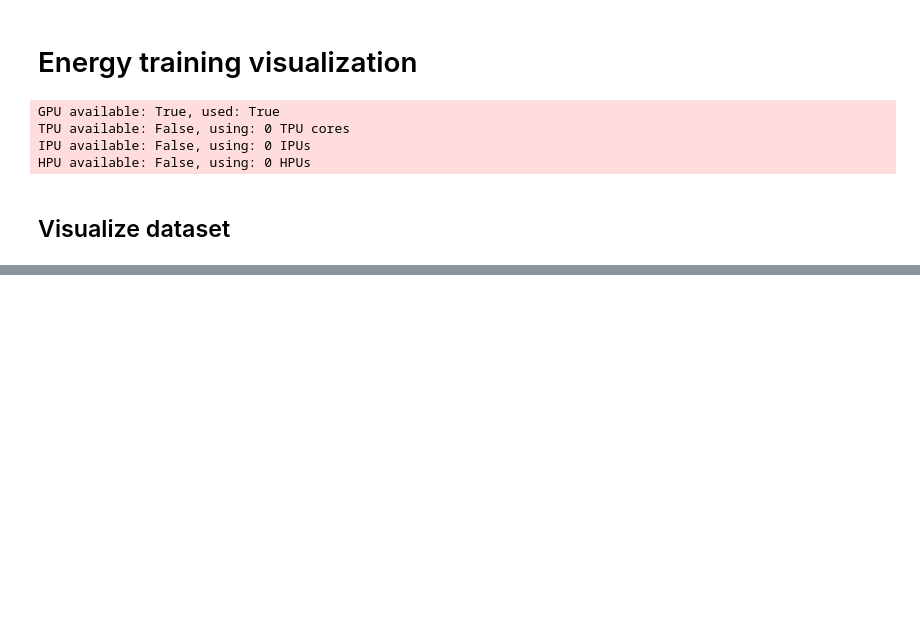
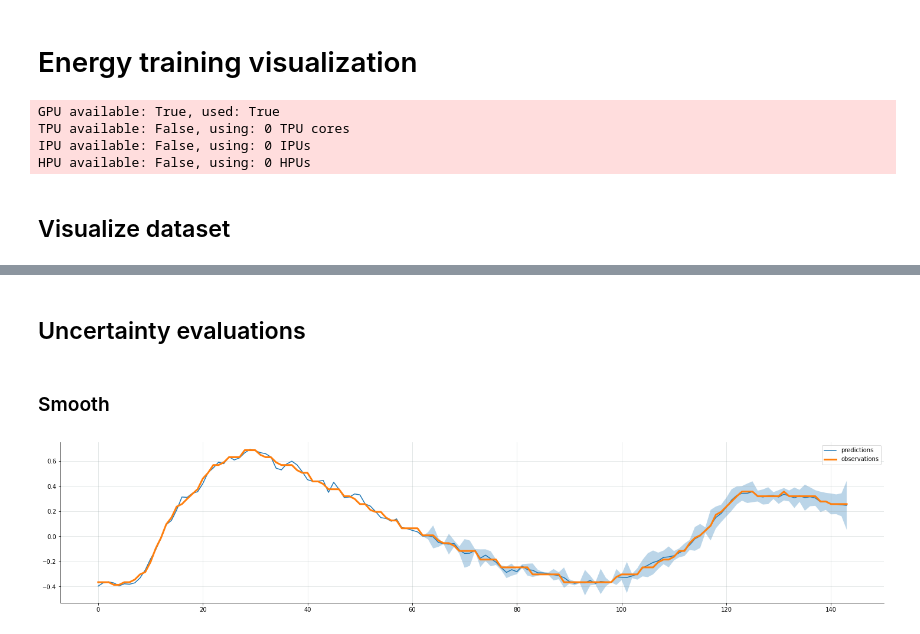
Before and after one commit to maxjcohen/SMCL, a Jupyter notebook: visualization_energy.ipynb, the cells around one changed output, grey strips where cells are left out. Saved outputs shown, nothing was run; the diff lists cells and outputs as text; code cells hidden in the pictures; blank space fills up the shorter version.

```diff
--- a/visualization_energy.ipynb
+++ b/visualization_energy.ipynb
@@ -143,0 +141,17 @@ LOCAL_RANK: 0 - CUDA_VISIBLE_DEVICES: [0]
+# %% [markdown]
+## Uncertainty evaluations
+# %% [markdown]
+### Smooth
+# %%
+with torch.no_grad():
+    netout = model(commands, observations)
+
+netout = model.smcl.smooth_pms(netout, model.smcl.I).numpy()
+# %%
+plt.figure(figsize=(25, 5))
+plot_range(netout[:, sample_idx, :, 0], label='predictions')
+plt.plot(observations[:, sample_idx, 0], lw=3, label='observations')
+plt.legend()
+plt.show()
+# %% [output]
+[figure, added]
```
Also changed, not shown: parts of 24 cells of this notebook, 2 other files.
